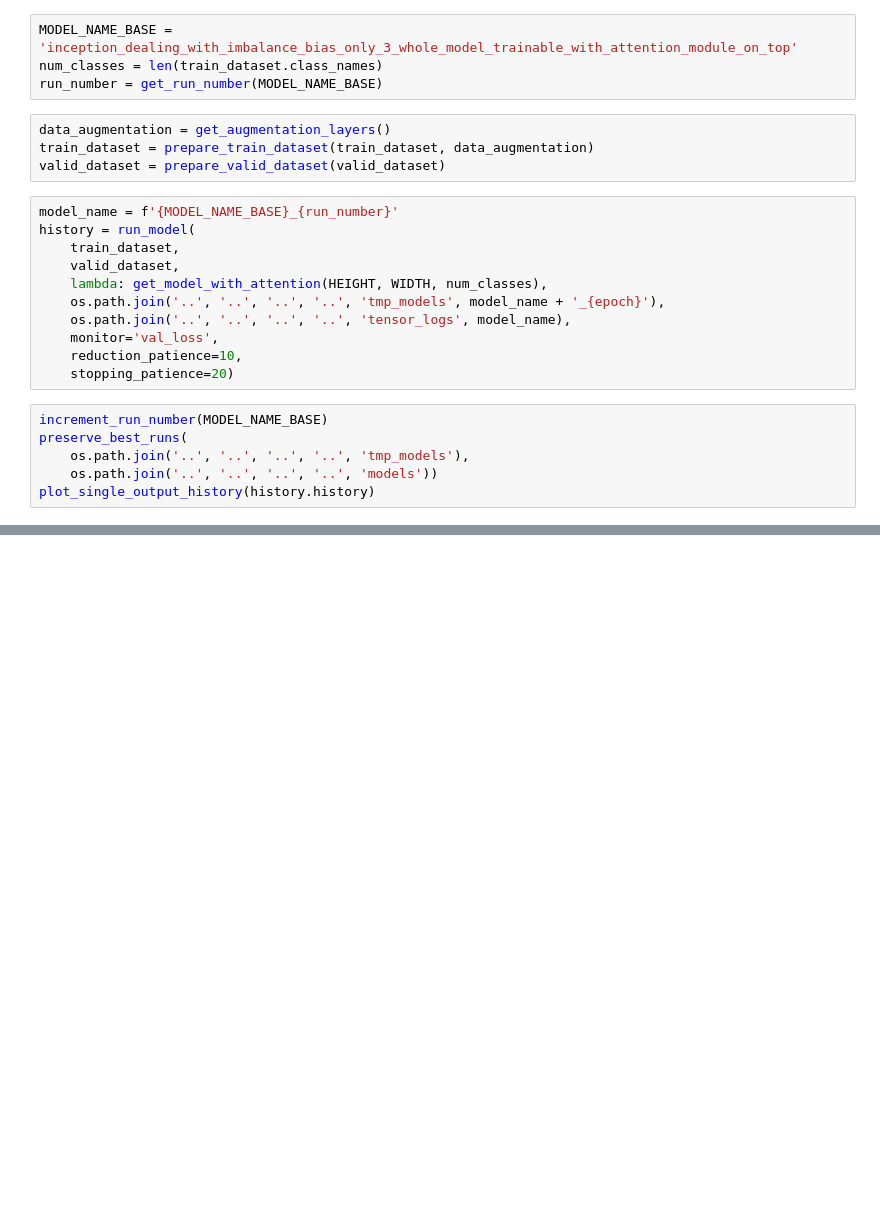
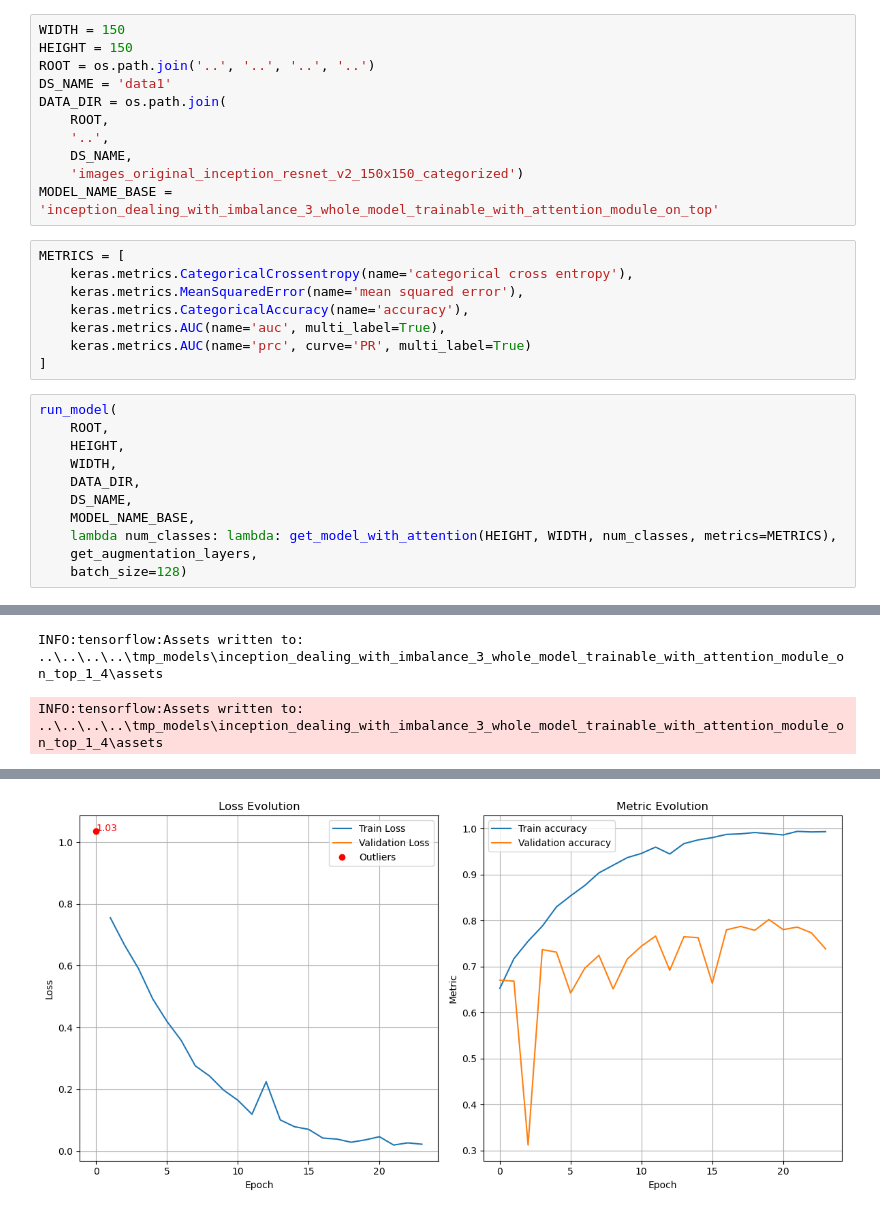
Before and after one commit to mmalek06/engineering_degree, a Jupyter notebook: src/classifiers/pretrained_models/inception_dealing_with_imbalance_bias_only/3_whole_model_trainable_with_attention_module_on_top.ipynb, the cells around one changed output, grey strips where cells are left out. Cells and saved outputs as stored; diff of their text form; blank space fills up the shorter version.

```diff
--- a/src/classifiers/pretrained_models/inception_dealing_with_imbalance_bias_only/3_whole_model_trainable_with_attention_module_on_top.ipynb
+++ b/src/classifiers/pretrained_models/inception_dealing_with_imbalance_bias_only/3_whole_model_trainable_with_attention_module_on_top.ipynb
@@ -34,25 +15,31 @@ valid_dataset = load_dataset(HEIGHT, WIDTH, data_dir, 'validation')
-# %%
-MODEL_NAME_BASE = 'inception_dealing_with_imbalance_bias_only_3_whole_model_trainable_with_attention_module_on_top'
-num_classes = len(train_dataset.class_names)
-run_number = get_run_number(MODEL_NAME_BASE)
-# %%
-data_augmentation = get_augmentation_layers()
-train_dataset = prepare_train_dataset(train_dataset, data_augmentation)
-valid_dataset = prepare_valid_dataset(valid_dataset)
-# %%
-model_name = f'{MODEL_NAME_BASE}_{run_number}'
-history = run_model(
-    train_dataset,
-    valid_dataset,
-    lambda: get_model_with_attention(HEIGHT, WIDTH, num_classes),
-    os.path.join('..', '..', '..', '..', 'tmp_models', model_name + '_{epoch}'),
-    os.path.join('..', '..', '..', '..', 'tensor_logs', model_name),
-    monitor='val_loss',
-    reduction_patience=10,
-    stopping_patience=20)
-# %%
-increment_run_number(MODEL_NAME_BASE)
-preserve_best_runs(
-    os.path.join('..', '..', '..', '..', 'tmp_models'),
-    os.path.join('..', '..', '..', '..', 'models'))
-plot_single_output_history(history.history)
+# %%
+WIDTH = 150
+HEIGHT = 150
+ROOT = os.path.join('..', '..', '..', '..')
+DS_NAME = 'data1'
+DATA_DIR = os.path.join(
+    ROOT,
+    '..',
+    DS_NAME,
+    'images_original_inception_resnet_v2_150x150_categorized')
+MODEL_NAME_BASE = 'inception_dealing_with_imbalance_3_whole_model_trainable_with_attention_module_on_top'
+# %%
+METRICS = [
+    keras.metrics.CategoricalCrossentropy(name='categorical cross entropy'),
+    keras.metrics.MeanSquaredError(name='mean squared error'),
+    keras.metrics.CategoricalAccuracy(name='accuracy'),
+    keras.metrics.AUC(name='auc', multi_label=True),
+    keras.metrics.AUC(name='prc', curve='PR', multi_label=True)
+]
+# %%
+run_model(
+    ROOT,
+    HEIGHT,
+    WIDTH,
+    DATA_DIR,
+    DS_NAME,
+    MODEL_NAME_BASE,
+    lambda num_classes: lambda: get_model_with_attention(HEIGHT, WIDTH, num_classes, metrics=METRICS),
+    get_augmentation_layers,
+    batch_size=128)
+# %% [output]
@@ -58,0 +62,2 @@ plot_single_output_history(history.history)
+INFO:tensorflow:Assets written to: ..\..\..\..\tmp_models\inception_dealing_with_imbalance_3_whole_model_trainable_with_attention_module_on_top_1_4\assets
+INFO:tensorflow:Assets written to: ..\..\..\..\tmp_models\inception_dealing_with_imbalance_3_whole_model_trainable_with_attention_module_on_top_1_4\assets
@@ -58,0 +81 @@ plot_single_output_history(history.history)
+[figure, added]
```
Also changed, not shown: parts of 3 cells of this notebook, 13 other files.
